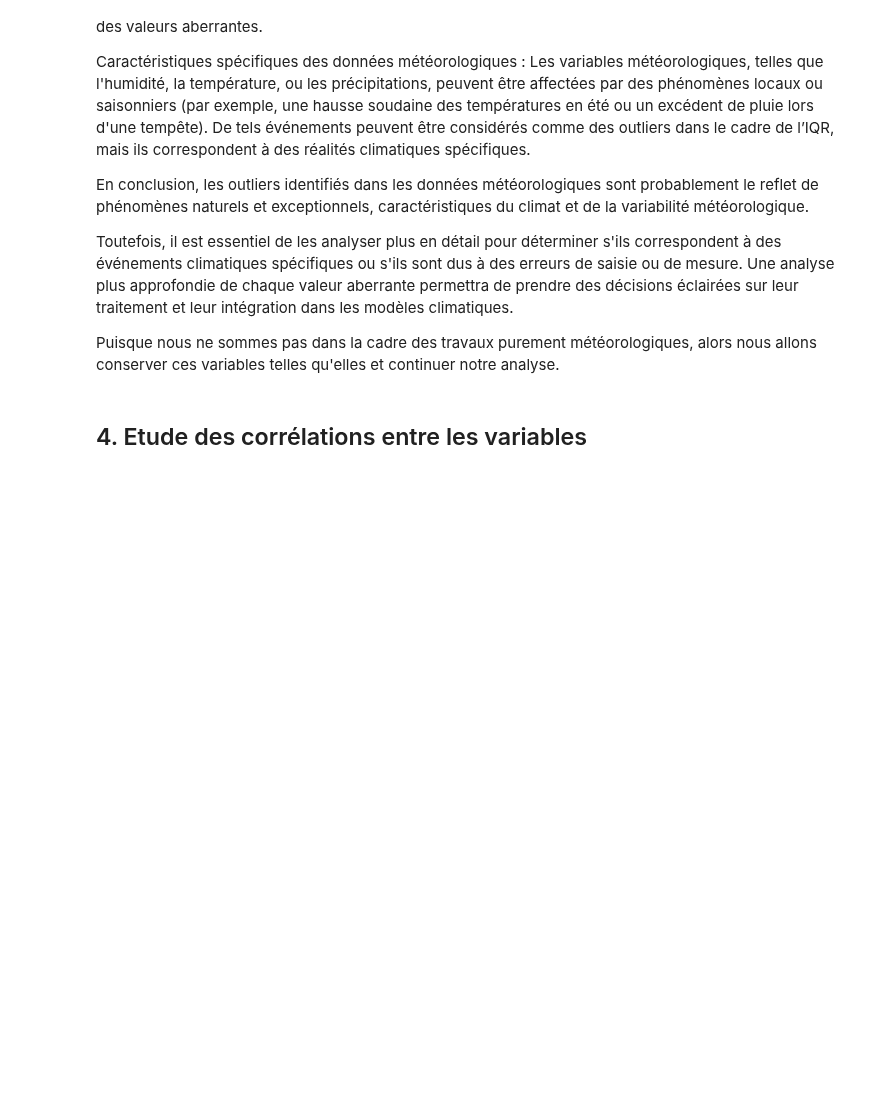
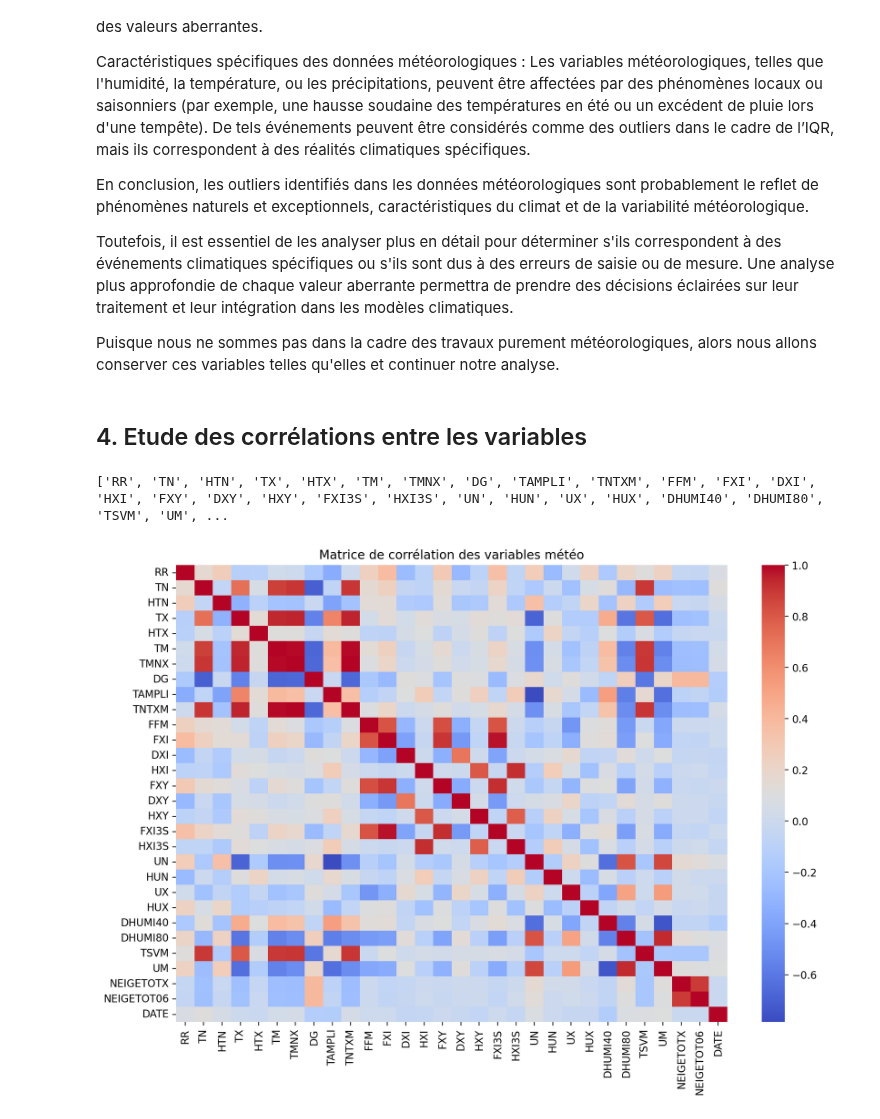
Before and after one commit to laureineCompaore/ProjetPython, a Jupyter notebook: Paloma_stat_desc.ipynb, the cells around one changed output. Drawn from its saved outputs; the diff is of its cells as text; code cells hidden in the pictures; blank space fills up the shorter version.

```diff
--- a/Paloma_stat_desc.ipynb
+++ b/Paloma_stat_desc.ipynb
@@ -458,3 +458,25 @@ En conclusion, les outliers identifiés dans les données météorologiques sont
  Puisque nous ne sommes pas dans la cadre des travaux purement météorologiques, alors nous allons conserver ces variables telles qu'elles et continuer notre analyse.
 # %% [markdown]
 ## 4. Etude des corrélations entre les variables ##
+# %%
+# Créer le nouveau vecteur sans "DATE"
+new_quant_var = [col for col in quant_var if col != "DATE"]
+
+# Affichage du résultat
+print(new_quant_var)
+# %% [output]
+['RR', 'TN', 'HTN', 'TX', 'HTX', 'TM', 'TMNX', 'DG', 'TAMPLI', 'TNTXM', 'FFM', 'FXI', 'DXI', 'HXI', 'FXY', 'DXY', 'HXY', 'FXI3S', 'HXI3S', 'UN', 'HUN', 'UX', 'HUX', 'DHUMI40', 'DHUMI80', 'TSVM', 'UM', ...
+# %%
+import matplotlib.pyplot as plt
+import seaborn as sns
+
+# Matrice de corrélation
+corr_matrix = df_with_missing[quantitative_columns].corr()
+
+# Heatmap des corrélations sans annotations numériques
+plt.figure(figsize=(12, 8))
+sns.heatmap(corr_matrix, annot=False, cmap='coolwarm', cbar=True)  # annot=False pour enlever les nombres
+plt.title("Matrice de corrélation des variables météo")
+plt.show()
+# %% [output]
+[figure, added]
```
